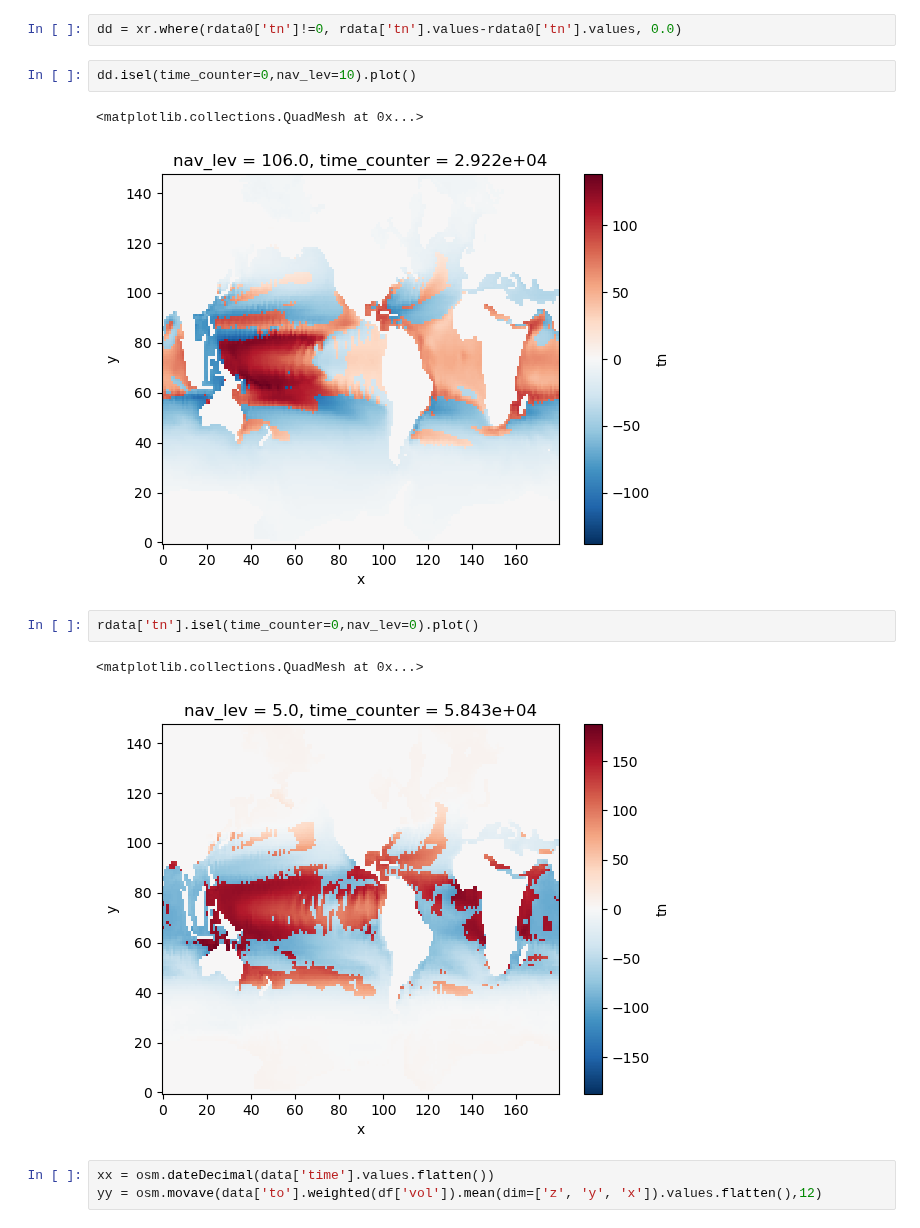
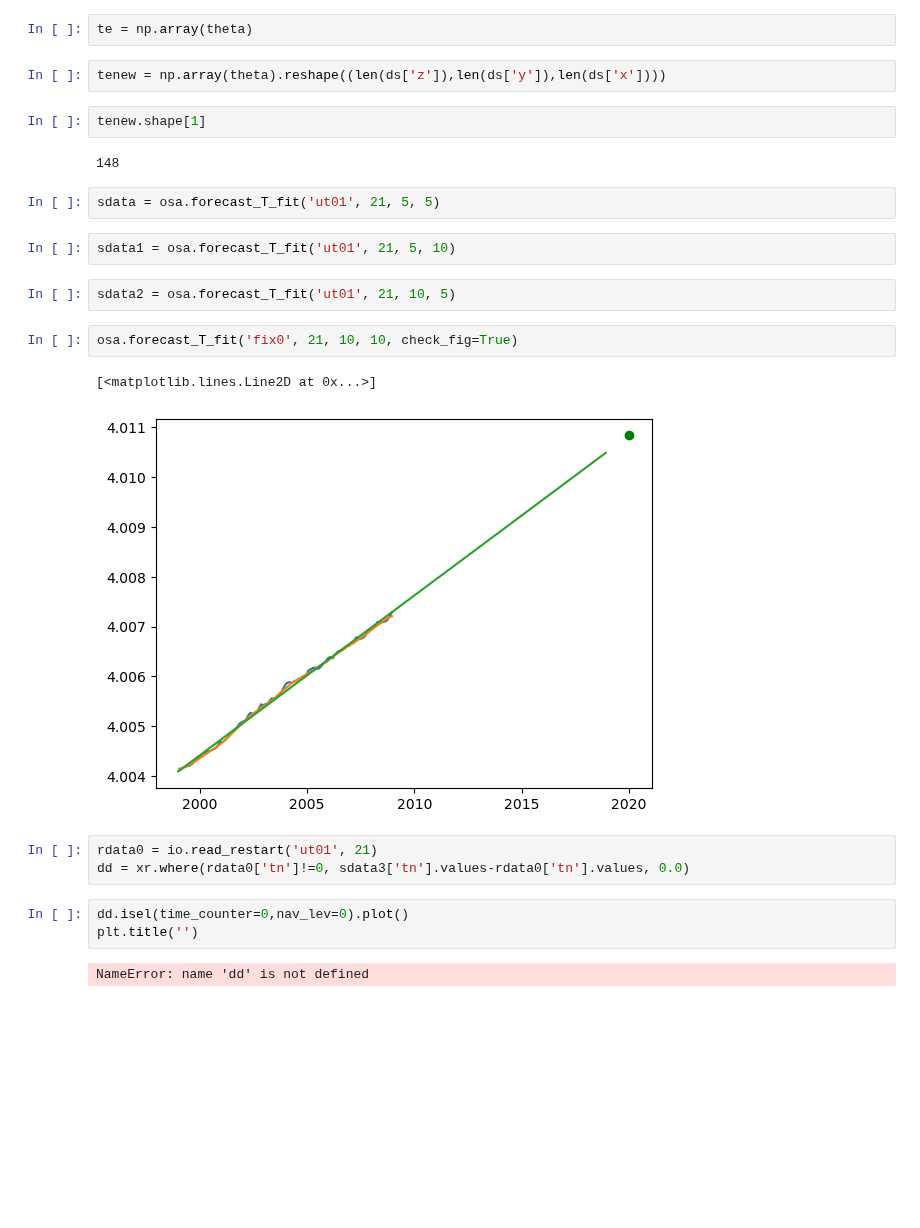
Before and after one commit to asozza/stece, a Jupyter notebook: martini/test.ipynb, the cells around one changed output. Cells and saved outputs as stored; diff of their text form; blank space fills up the shorter version.

```diff
--- a/martini/test.ipynb
+++ b/martini/test.ipynb
@@ -47,15 +87,27 @@ for var in varlist:
+# %%
+te = np.array(theta)
+# %%
+tenew = np.array(theta).reshape((len(ds['z']),len(ds['y']),len(ds['x'])))
+# %%
+tenew.shape[1]
+# %% [output]
+148
+# %%
+sdata = osa.forecast_T_fit('ut01', 21, 5, 5)
+# %%
+sdata1 = osa.forecast_T_fit('ut01', 21, 5, 10)
+# %%
+sdata2 = osa.forecast_T_fit('ut01', 21, 10, 5)
+# %%
+osa.forecast_T_fit('fix0', 21, 10, 10, check_fig=True)
+# %% [output]
+[<matplotlib.lines.Line2D at 0x...>]
+[figure, added]
 # %%
-dd = xr.where(rdata0['tn']!=0, rdata['tn'].values-rdata0['tn'].values, 0.0)
+rdata0 = io.read_restart('ut01', 21)
+dd = xr.where(rdata0['tn']!=0, sdata3['tn'].values-rdata0['tn'].values, 0.0)
 # %%
-dd.isel(time_counter=0,nav_lev=10).plot()
+dd.isel(time_counter=0,nav_lev=0).plot()
+plt.title('')
 # %% [output]
-<matplotlib.collections.QuadMesh at 0x...>
+NameError: name 'dd' is not defined
-[figure, removed]
-# %%
-rdata['tn'].isel(time_counter=0,nav_lev=0).plot()
-# %% [output]
-<matplotlib.collections.QuadMesh at 0x...>
-[figure, removed]
-# %%
-xx = osm.dateDecimal(data['time'].values.flatten())
-yy = osm.movave(data['to'].weighted(df['vol']).mean(dim=['z', 'y', 'x']).values.flatten(),12)
```
Also changed, not shown: parts of 11 cells of this notebook, 7 other files.
